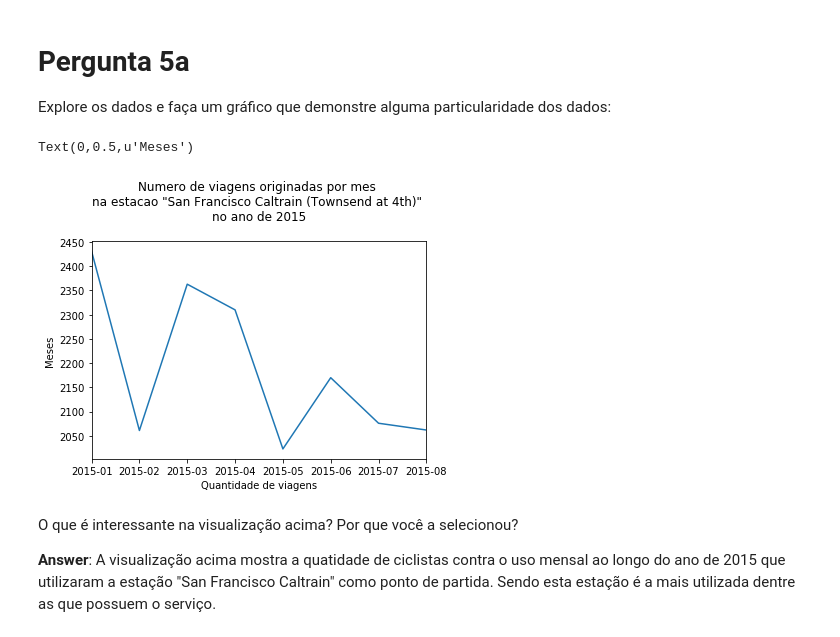
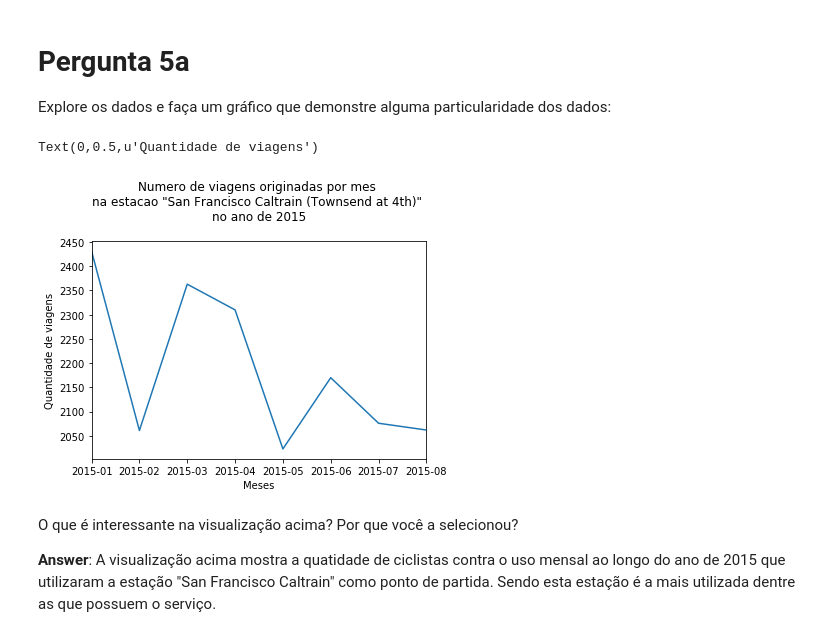
Before and after one commit to wfercosta/ndfdsi-bikeshareanalysis, a Jupyter notebook: Analise_Bay_Area_Bike_Share-NDFDSI.ipynb, the cells around one changed output. Cells and saved outputs as stored; diff of their text form; code cells hidden in the pictures.

```diff
--- a/Analise_Bay_Area_Bike_Share-NDFDSI.ipynb
+++ b/Analise_Bay_Area_Bike_Share-NDFDSI.ipynb
@@ -566,16 +566,16 @@ city_with_most_trips = data_trips_by_month.groupby(['start_city'])\
 # %%
 
 ax = data_trips_by_month[data_riders_by_month['start_city'] == city_with_most_trips]\
     .plot(x='start_year_month',\
           y='counts',\
           title='Numero de viagens originadas por mes \nna estacao "{}" \nno ano de 2015\n'.format(city_with_most_trips),\
           legend=False)
 
-ax.set_xlabel("Quantidade de viagens")
-ax.set_ylabel("Meses")
+ax.set_xlabel("Meses")
+ax.set_ylabel("Quantidade de viagens")
 # %% [output]
-Text(0,0.5,u'Meses')
+Text(0,0.5,u'Quantidade de viagens')
-[figure, old version]
+[figure, new version]
 # %% [markdown]
 O que é interessante na visualização acima? Por que você a selecionou?
 
```
